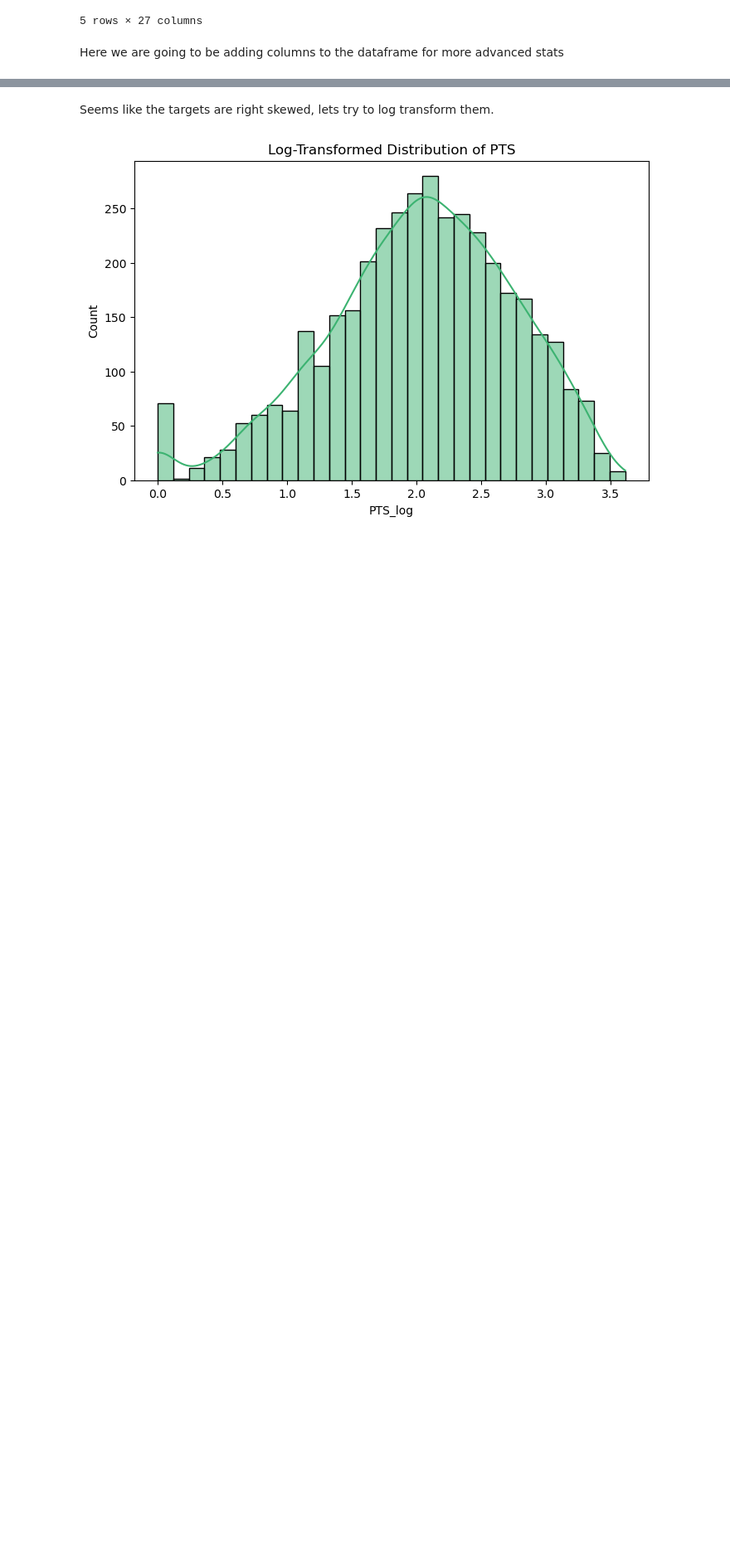
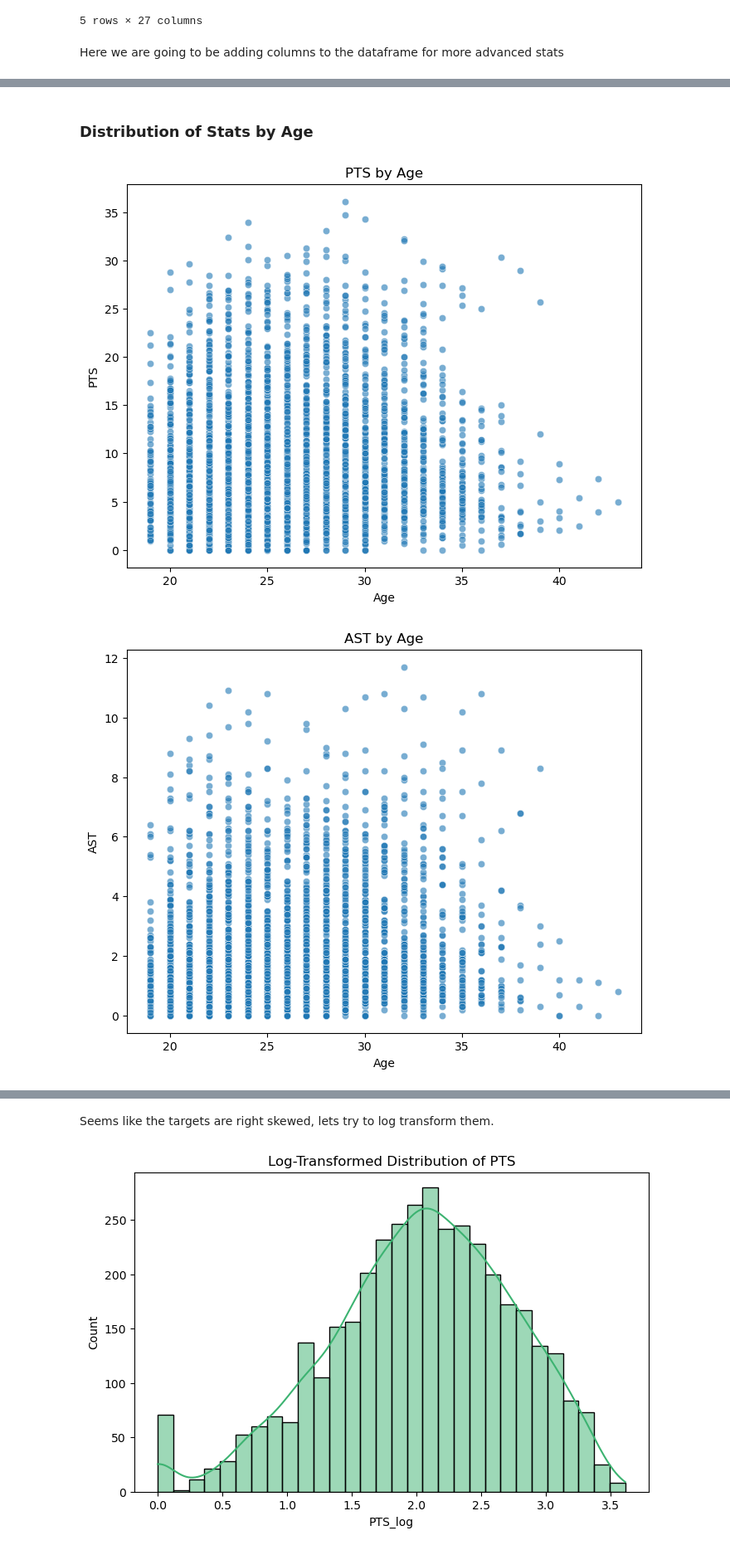
Before and after one commit to oduku1/Omar_Dukureh_Capstone_Final, a Jupyter notebook: Omar_Dukureh_Sprint_1/data.ipynb, the cells around one changed output, grey strips where cells are left out. Shown at 83% size. Drawn from its saved outputs; the diff is of its cells as text; code cells hidden in the pictures; blank space fills up the shorter version.

```diff
--- a/Omar_Dukureh_Sprint_1/data.ipynb
+++ b/Omar_Dukureh_Sprint_1/data.ipynb
@@ -200,0 +219,14 @@ Index(['Age', 'G', 'GS', 'MP', 'FG', 'FGA', 'FG%', '3P', '3PA', '3P%', '2P',
+# %% [markdown]
+### Distribution of Stats by Age
+# %%
+columns = ['PTS', 'AST', 'TRB', 'STL', 'BLK', 'TOV', 'TRB']
+for col in columns:
+    plt.figure(figsize=(8, 6))
+    sns.scatterplot(x=Nba_combined['Age'], y=Nba_combined[col], alpha=0.6)
+    plt.title(f'{col} by Age')
+    plt.xlabel('Age')
+    plt.ylabel(col)
+    plt.show()
+# %% [output]
+[figure, added]
+[figure, added]
```
Also changed, not shown: parts of 17 cells of this notebook.
